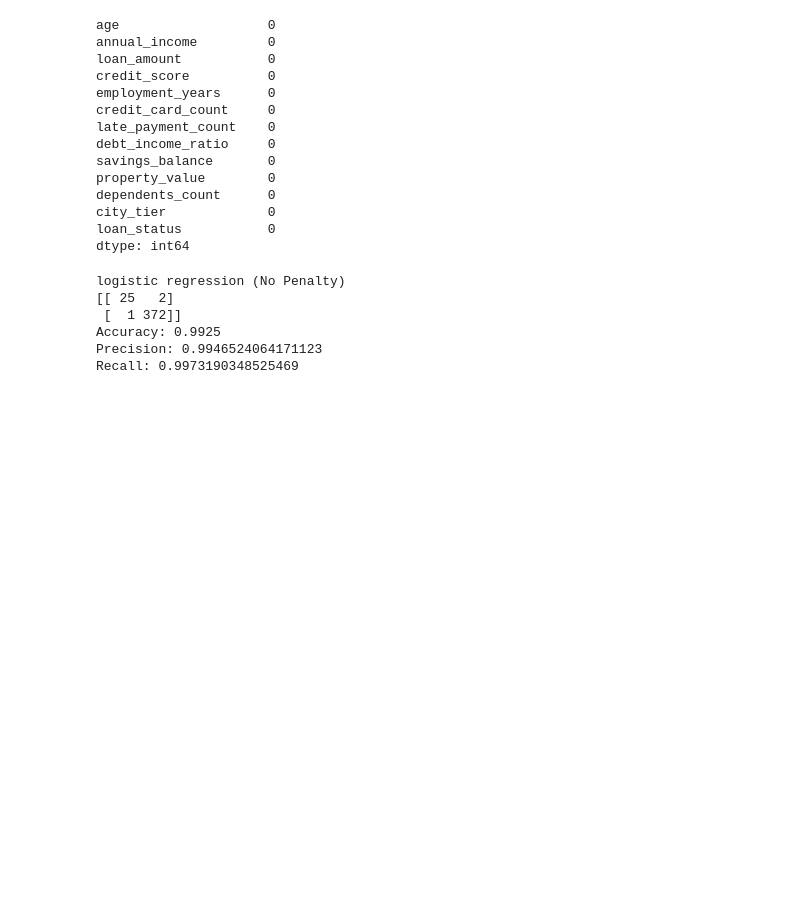
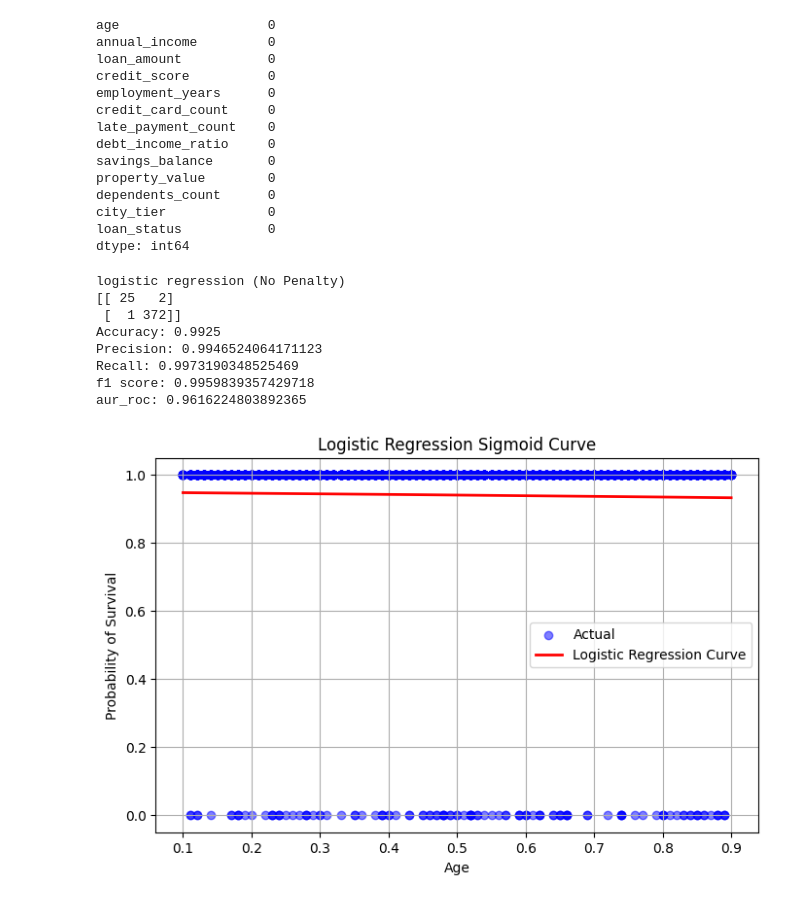
Before and after one commit to amitpatidar123/logistic_regression, a Jupyter notebook: logistic_reg.ipynb, the cells around one changed output. Cells and saved outputs as stored; diff of their text form; code cells hidden in the pictures; blank space fills up the shorter version.

```diff
--- a/logistic_reg.ipynb
+++ b/logistic_reg.ipynb
@@ -76,6 +76,8 @@ print(confusion_matrix(y_test,y_pred))
 print("Accuracy:", accuracy_score(y_test, y_pred))
 print("Precision:", precision_score(y_test, y_pred))
 print("Recall:", recall_score(y_test, y_pred))
+print("f1 score:",f1_score(y_test, y_pred))
+print("aur_roc:",roc_auc_score(y_test, y_pred))
 # %% [output]
 logistic regression (No Penalty)
 [[ 25   2]
@@ -83,3 +85,29 @@ logistic regression (No Penalty)
 Accuracy: 0.9925
 Precision: 0.9946524064171123
 Recall: 0.9973190348525469
+f1 score: 0.9959839357429718
+aur_roc: 0.9616224803892365
+# %%
+X_single = df[['debt_income_ratio']].values  # feature must be 2D
+y = df['loan_status']
+
+# Fit logistic regression
+model = LogisticRegression()
+model.fit(X_single, y)
+
+# Generate values for plotting
+X_plot = np.linspace(X_single.min(), X_single.max(), 300).reshape(-1,1)
+y_prob = model.predict_proba(X_plot)[:,1]
+
+# Plot
+plt.figure(figsize=(8,5))
+plt.scatter(X_single, y, color='blue', alpha=0.5, label='Actual')
+plt.plot(X_plot, y_prob, color='red', linewidth=2, label='Logistic Regression Curve')
+plt.xlabel('Age')
+plt.ylabel('Probability of Survival')
+plt.title('Logistic Regression Sigmoid Curve')
+plt.legend()
+plt.grid(True)
+plt.show()
+# %% [output]
+[figure, added]
```
Also changed, not shown: parts of 3 cells of this notebook.
